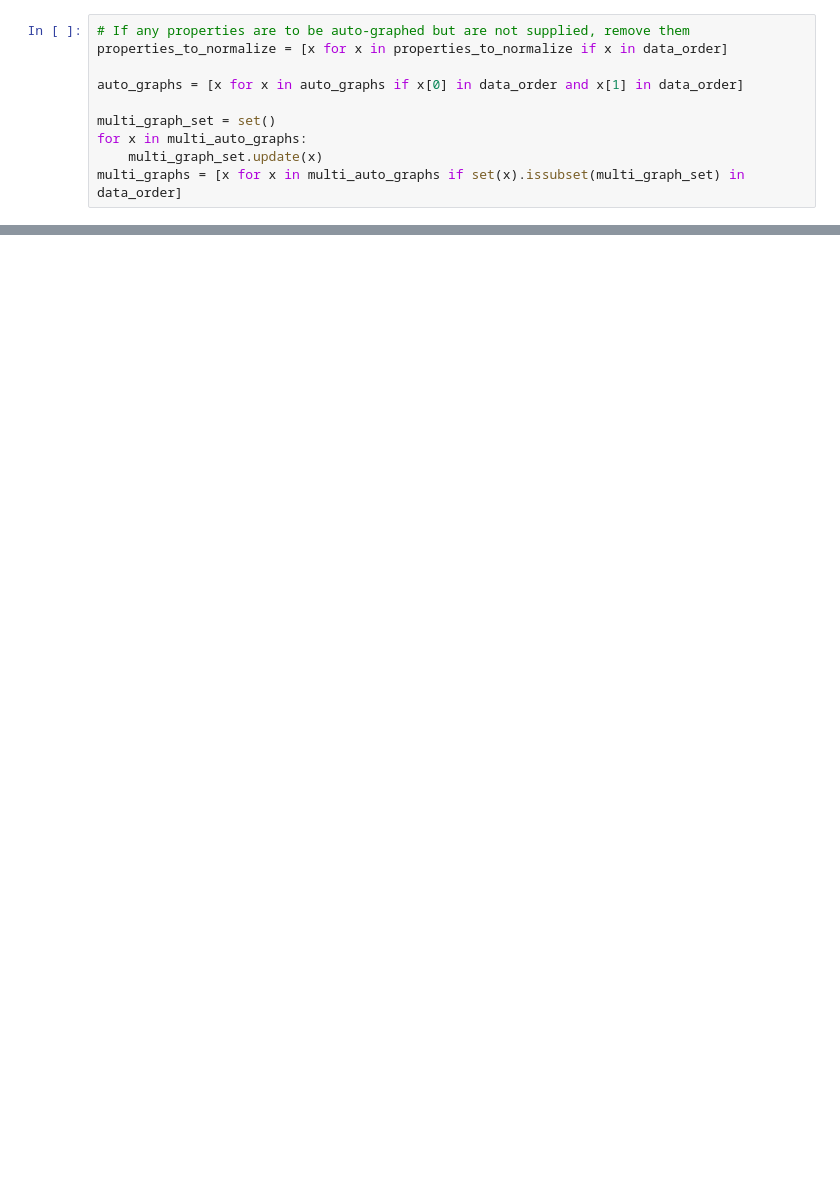
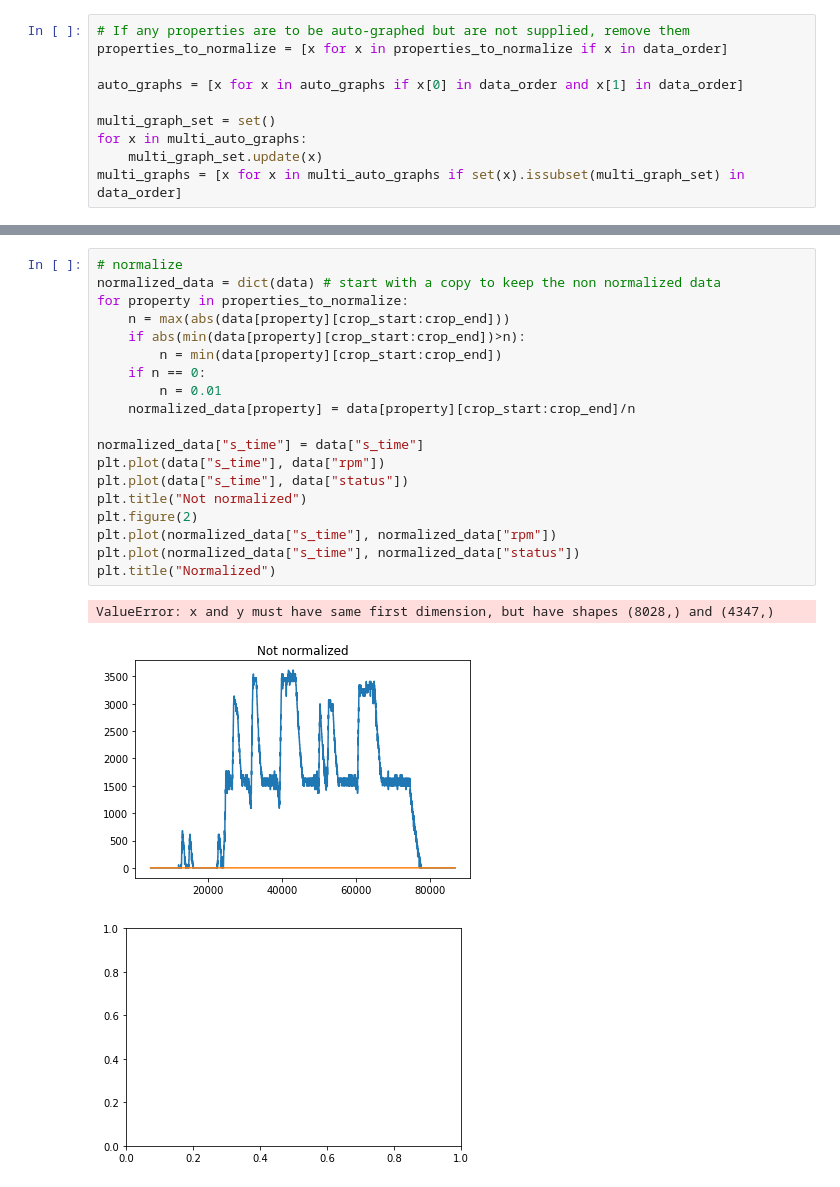
Before and after one commit to Bruin-Racing-Baja/MOAT, a Jupyter notebook: data_analysis/Data analysis.ipynb, the cells around one changed output, grey strips where cells are left out. Saved outputs shown, nothing was run; the diff lists cells and outputs as text; blank space fills up the shorter version.

```diff
--- a/data_analysis/Data analysis.ipynb
+++ b/data_analysis/Data analysis.ipynb
@@ -167,2 +183,25 @@ Text(0.5, 1.0, 'Cropped Data')
+# %%
+# normalize
+normalized_data = dict(data) # start with a copy to keep the non normalized data
+for property in properties_to_normalize:
+    n = max(abs(data[property][crop_start:crop_end]))
+    if abs(min(data[property][crop_start:crop_end])>n):
+        n = min(data[property][crop_start:crop_end])
+    if n == 0:
+        n = 0.01
+    normalized_data[property] = data[property][crop_start:crop_end]/n
+
+normalized_data["s_time"] = data["s_time"]
+plt.plot(data["s_time"], data["rpm"])
+plt.plot(data["s_time"], data["status"])
+plt.title("Not normalized")
+plt.figure(2)
+plt.plot(normalized_data["s_time"], normalized_data["rpm"])
+plt.plot(normalized_data["s_time"], normalized_data["status"])
+plt.title("Normalized")
+# %% [output]
+ValueError: x and y must have same first dimension, but have shapes (8028,) and (4347,)
+[figure, added]
+[figure, added]
 # %%
 #add data member for time in seconds rather than milliseconds
```
Also changed, not shown: parts of 10 cells of this notebook.
